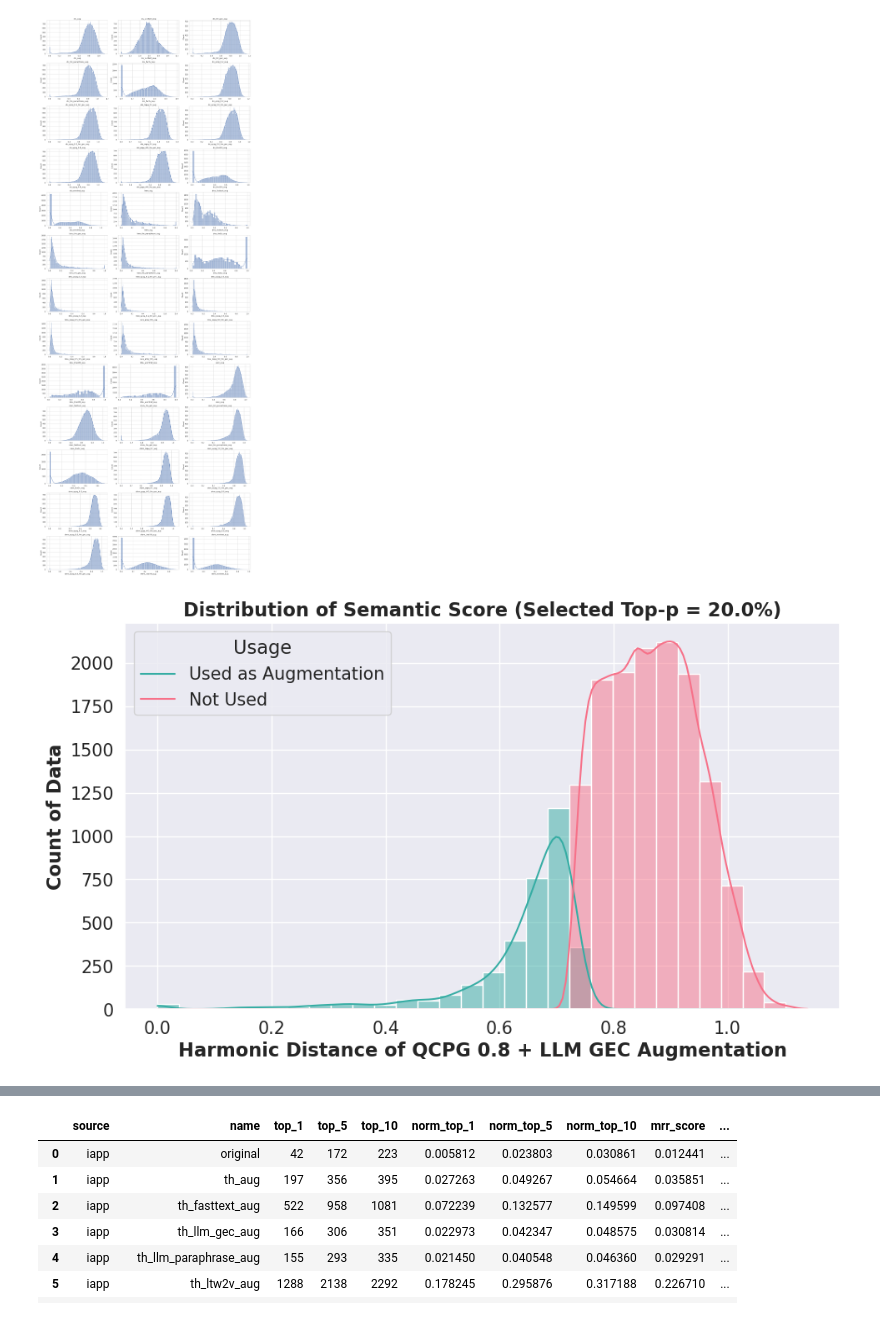
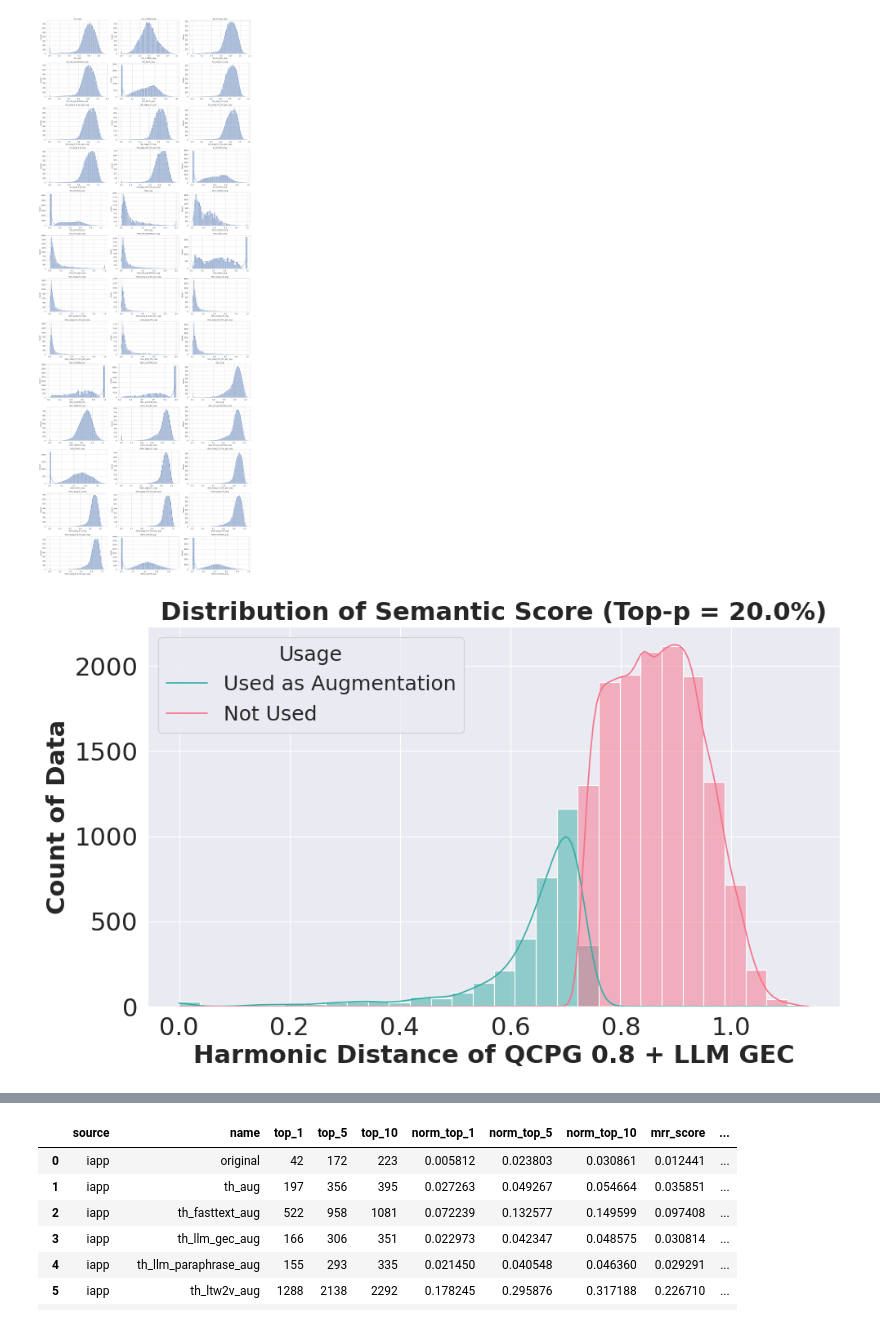
Before and after one commit to parinzee/cross-lingual-data-augmentation-for-thai-qa, a Jupyter notebook: questions/09_Analysis.ipynb, the cells around one changed output, grey strips where cells are left out. Saved outputs shown, nothing was run; the diff lists cells and outputs as text; code cells hidden in the pictures.

```diff
--- a/questions/09_Analysis.ipynb
+++ b/questions/09_Analysis.ipynb
@@ -102,36 +102,43 @@ threshold = df[col_to_use].quantile(p)
 df['highlight'] = (df[col_to_use] <= threshold).astype(int)
 
 # Create a color palette with two colors
 palette = sns.color_palette("husl", 2)
 
 # Create a figure and axis to customize the plot size
 sns.set_theme()
 sns.set_context("paper")
-sns.set(font_scale=1.35)
 fig, ax = plt.subplots(figsize=(10, 6))
+
 
 # Plot the distribution with the custom palette and KDE
 sns_plot = sns.histplot(data=df, x=col_to_use, hue='highlight', palette=palette, bins=30, kde=True, ax=ax)
 
 # Customizing the plot with informative labels and title
-plt.xlabel('Harmonic Distance of QCPG 0.8 + LLM GEC Augmentation')
+plt.xlabel('Harmonic Distance of QCPG 0.8 + LLM GEC')
 plt.ylabel('Count of Data')
-plt.title('Distribution of Semantic Score (Selected Top-p = ' + str(p * 100) + '%)')
+plt.title('Distribution of Semantic Score (Top-p = ' + str(p * 100) + '%)')
 
 # Bold the xlabel, ylabel, and title
 ax.set_xlabel(ax.get_xlabel(), weight='bold')
 ax.set_ylabel(ax.get_ylabel(), weight='bold')
 ax.set_title(ax.get_title(), weight='bold')
 
+# Modify legend title and labels
+sns_plot.legend(title='Usage', labels=['Used as Augmentation', 'Not Used'], fontsize=18, title_fontsize=18)
 
-# Modify legend title and labels
-sns_plot.legend(title='Usage', labels=['Used as Augmentation', 'Not Used'])
+# Set font size to 22
+sns_plot.tick_params(labelsize=22)
+sns_plot.set_title(sns_plot.get_title(), fontsize=22, weight='bold')
+sns_plot.set_xlabel(sns_plot.get_xlabel(), fontsize=22, weight='bold')
+sns_plot.set_ylabel(sns_plot.get_ylabel(), fontsize=22,  weight='bold')
+sns_plot.set_xticklabels(sns_plot.get_xticklabels(), fontsize=22)
+sns_plot.set_yticklabels(sns_plot.get_yticklabels(), fontsize=22)
 
 # Make layout as tight as possible
 plt.tight_layout()
 
 # Show the plot
 plt.savefig('../results/hm_ex_dist.png', dpi=300)
 plt.show()
 # %% [output]
-[figure, old version]
+[figure, new version]
```
Also changed, not shown: parts of 9 cells of this notebook, 13 other files.
